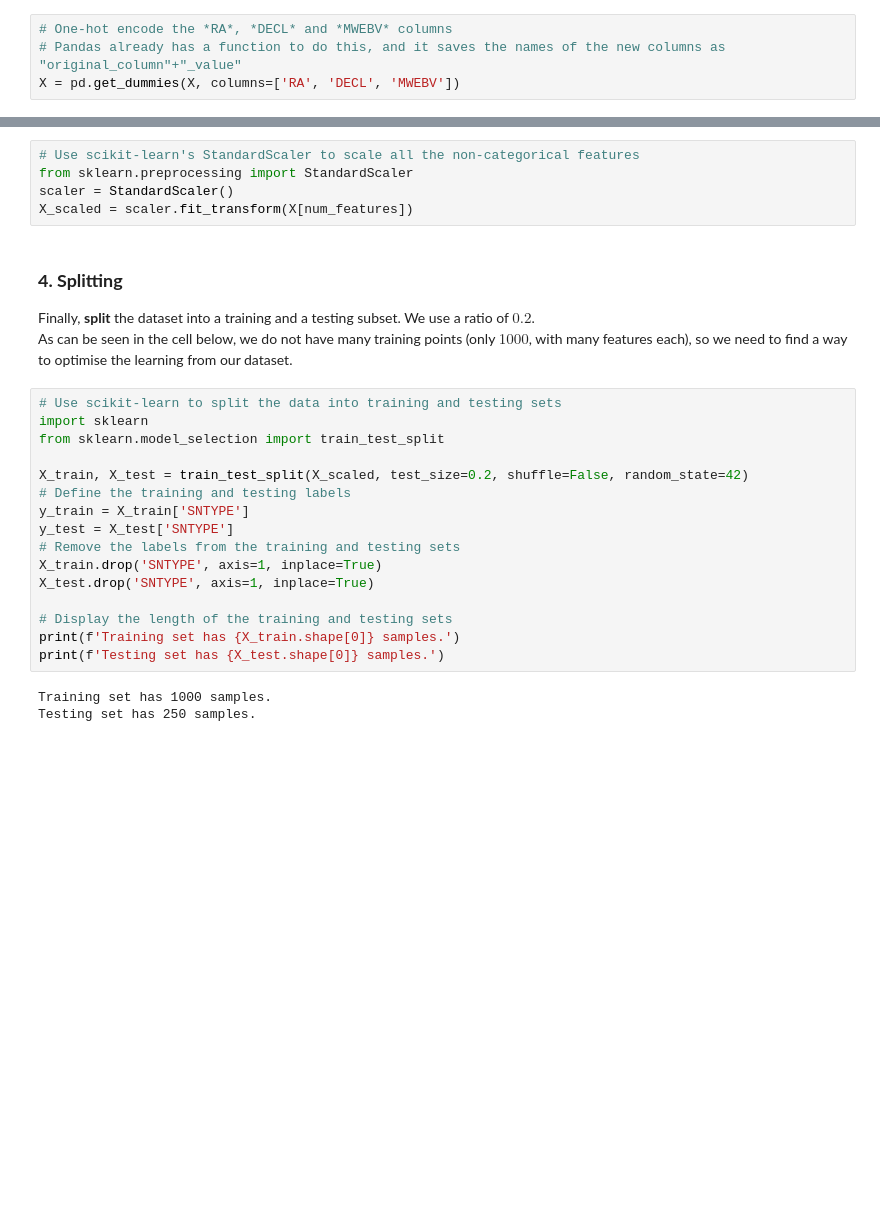
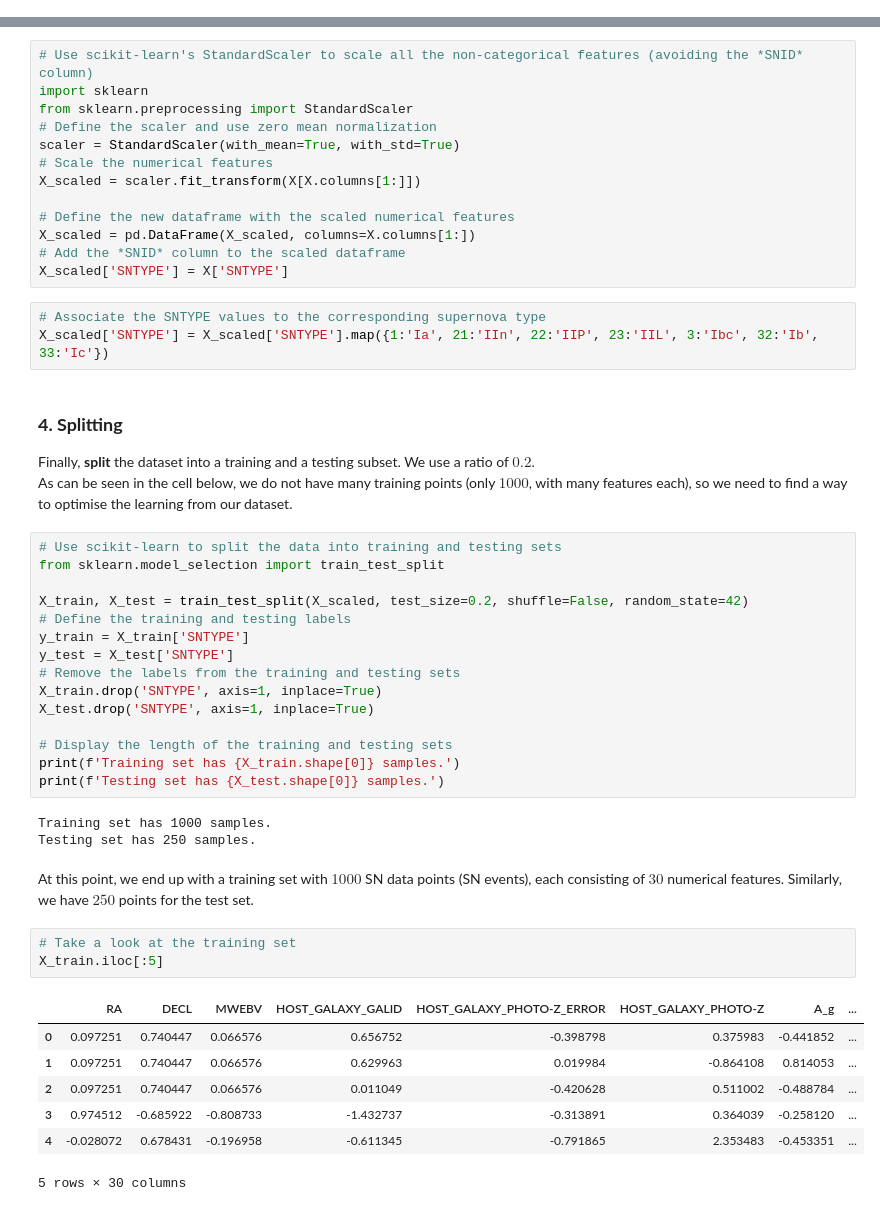
Before and after one commit to zick97/SN_clf_project, a Jupyter notebook: preprocessing.ipynb, the cells around one changed output, grey strips where cells are left out. Saved outputs shown, nothing was run; the diff lists cells and outputs as text; blank space fills up the shorter version.

```diff
--- a/preprocessing.ipynb
+++ b/preprocessing.ipynb
@@ -113,4 +110,0 @@ We can then categorise these features using __one-hot encoding__, which consists
-# %%
-# One-hot encode the *RA*, *DECL* and *MWEBV* columns
-# Pandas already has a function to do this, and it saves the names of the new columns as "original_column"+"_value"
-X = pd.get_dummies(X, columns=['RA', 'DECL', 'MWEBV'])
@@ -232,15 +221,25 @@ num_features = [col for col in X.columns if col not in cat_features]
 # %%
-# Use scikit-learn's StandardScaler to scale all the non-categorical features
+# Use scikit-learn's StandardScaler to scale all the non-categorical features (avoiding the *SNID* column)
+import sklearn
 from sklearn.preprocessing import StandardScaler
-scaler = StandardScaler()
-X_scaled = scaler.fit_transform(X[num_features])
+# Define the scaler and use zero mean normalization
+scaler = StandardScaler(with_mean=True, with_std=True)
+# Scale the numerical features
+X_scaled = scaler.fit_transform(X[X.columns[1:]])
+
+# Define the new dataframe with the scaled numerical features
+X_scaled = pd.DataFrame(X_scaled, columns=X.columns[1:])
+# Add the *SNID* column to the scaled dataframe
+X_scaled['SNTYPE'] = X['SNTYPE']
+# %%
+# Associate the SNTYPE values to the corresponding supernova type
+X_scaled['SNTYPE'] = X_scaled['SNTYPE'].map({1:'Ia', 21:'IIn', 22:'IIP', 23:'IIL', 3:'Ibc', 32:'Ib', 33:'Ic'})
 # %% [markdown]
 ### __4. Splitting__
 Finally, __split__ the dataset into a training and a testing subset. We use a ratio of $0.2$. \
 As can be seen in the cell below, we do not have many training points (only $1000$, with many features each), so we need to find a way to optimise the learning from our dataset.
 # %%
 # Use scikit-learn to split the data into training and testing sets
-import sklearn
 from sklearn.model_selection import train_test_split
 
 X_train, X_test = train_test_split(X_scaled, test_size=0.2, shuffle=False, random_state=42)
@@ -257,3 +256,17 @@ print(f'Testing set has {X_test.shape[0]} samples.')
 # %% [output]
 Training set has 1000 samples.
 Testing set has 250 samples.
+# %% [markdown]
+At this point, we end up with a training set with $1000$ SN data points (SN events), each consisting of $30$ numerical features.
+Similarly, we have $250$ points for the test set.
+# %%
+# Take a look at the training set
+X_train.iloc[:5]
+# %% [output]
+|  | RA | DECL | MWEBV | HOST_GALAXY_GALID | HOST_GALAXY_PHOTO-Z_ERROR | HOST_GALAXY_PHOTO-Z | A_g | ... |
+| 0 | 0.097251 | 0.740447 | 0.066576 | 0.656752 | -0.398798 | 0.375983 | -0.441852 | ... |
+| 1 | 0.097251 | 0.740447 | 0.066576 | 0.629963 | 0.019984 | -0.864108 | 0.814053 | ... |
+| 2 | 0.097251 | 0.740447 | 0.066576 | 0.011049 | -0.420628 | 0.511002 | -0.488784 | ... |
+| 3 | 0.974512 | -0.685922 | -0.808733 | -1.432737 | -0.313891 | 0.364039 | -0.258120 | ... |
+| 4 | -0.028072 | 0.678431 | -0.196958 | -0.611345 | -0.791865 | 2.353483 | -0.453351 | ... |
+5 rows × 30 columns
```
Also changed, not shown: parts of 5 cells of this notebook, 6 other files.
